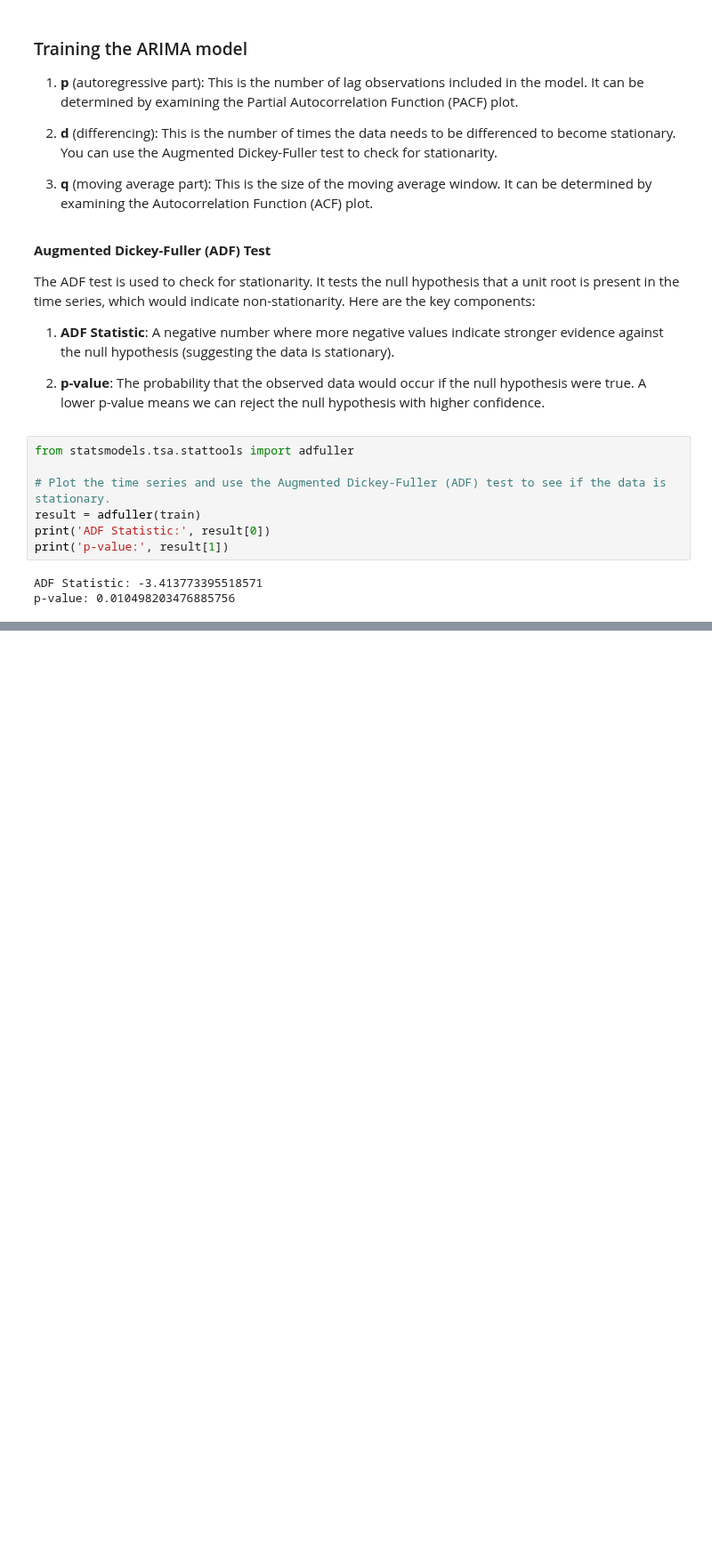
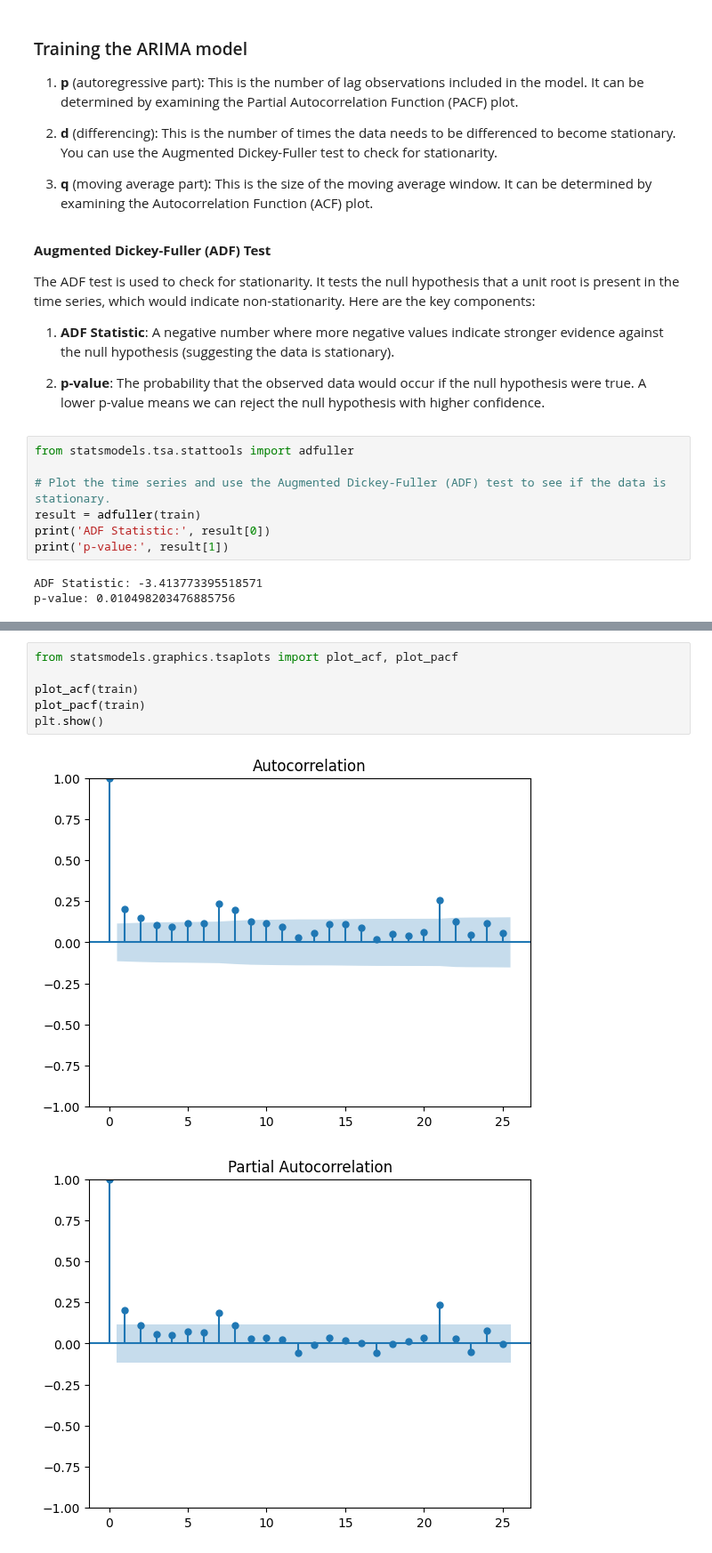
Before and after one commit to Darknight47/Data-Science-Project-01, a Jupyter notebook: daily_female_birth.ipynb, the cells around one changed output, grey strips where cells are left out. Shown at 89% size. Cells and saved outputs as stored; diff of their text form; blank space fills up the shorter version.

Commit message:
acf and pacf

```diff
--- a/daily_female_birth.ipynb
+++ b/daily_female_birth.ipynb
@@ -201,0 +221,9 @@ A time series is said to be stationary if its statistical properties, such as me
+# %%
+from statsmodels.graphics.tsaplots import plot_acf, plot_pacf
+
+plot_acf(train)
+plot_pacf(train)
+plt.show()
+# %% [output]
+[figure, added]
+[figure, added]
```
Also changed, not shown: parts of 3 cells of this notebook.
